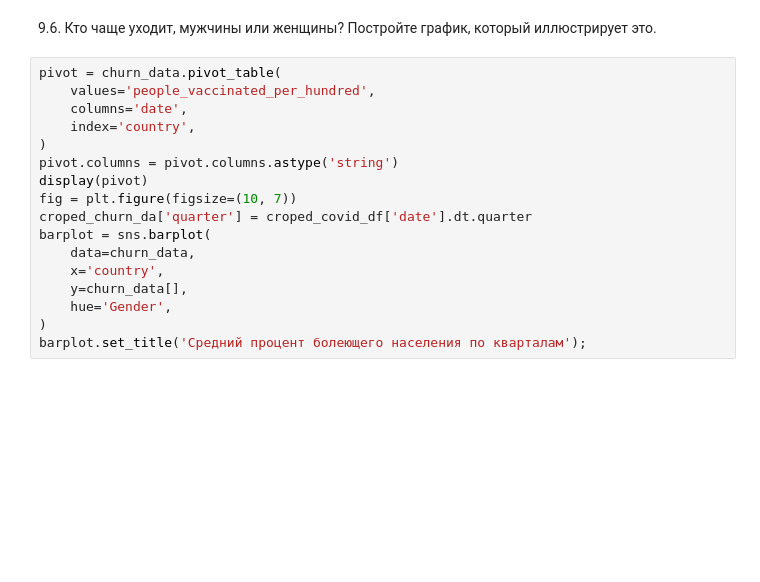
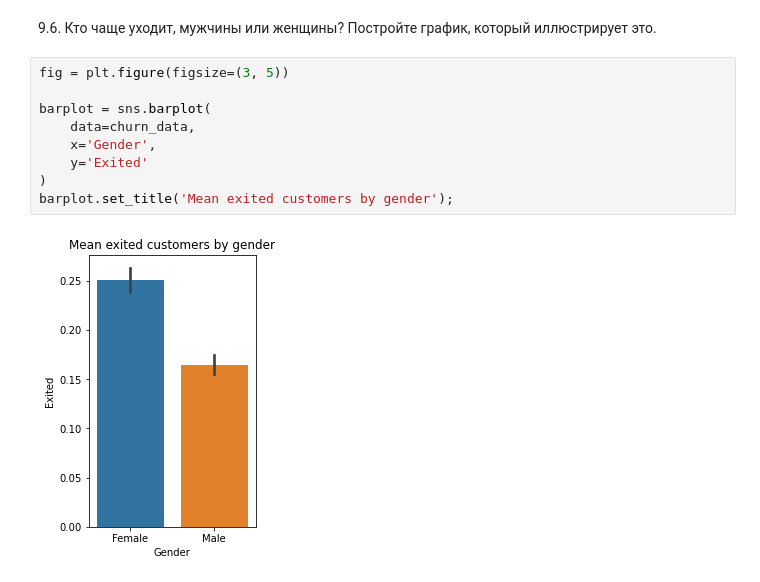
Before and after one commit to FreeRadical1320/sf_data_science, a Jupyter notebook: practice/PYTHON-13 Visualisation.ipynb, the cells around one changed output. Saved outputs shown, nothing was run; the diff lists cells and outputs as text; blank space fills up the shorter version.

```diff
--- a/practice/PYTHON-13 Visualisation.ipynb
+++ b/practice/PYTHON-13 Visualisation.ipynb
@@ -243,20 +243,14 @@ jointplot = sns.jointplot(
 =================================================================================================================================================
 # %% [markdown]
 9.6. Кто чаще уходит, мужчины или женщины? Постройте график, который иллюстрирует это.
-# %%
-pivot = churn_data.pivot_table(
-    values='people_vaccinated_per_hundred',
-    columns='date',
-    index='country',
-)
-pivot.columns = pivot.columns.astype('string')
-display(pivot)
-fig = plt.figure(figsize=(10, 7))
-croped_churn_dа['quarter'] = croped_covid_df['date'].dt.quarter
-barplot = sns.barplot(
-    data=churn_data,
-    x='country',
-    y=churn_data[],
-    hue='Gender',
-)
-barplot.set_title('Средний процент болеющего населения по кварталам');
+# %%
+fig = plt.figure(figsize=(3, 5))
+
+barplot = sns.barplot(
+    data=churn_data,
+    x='Gender',
+    y='Exited'
+)
+barplot.set_title('Mean exited customers by gender');
+# %% [output]
+[figure, added]
```
Also changed, not shown: parts of 6 cells of this notebook.
